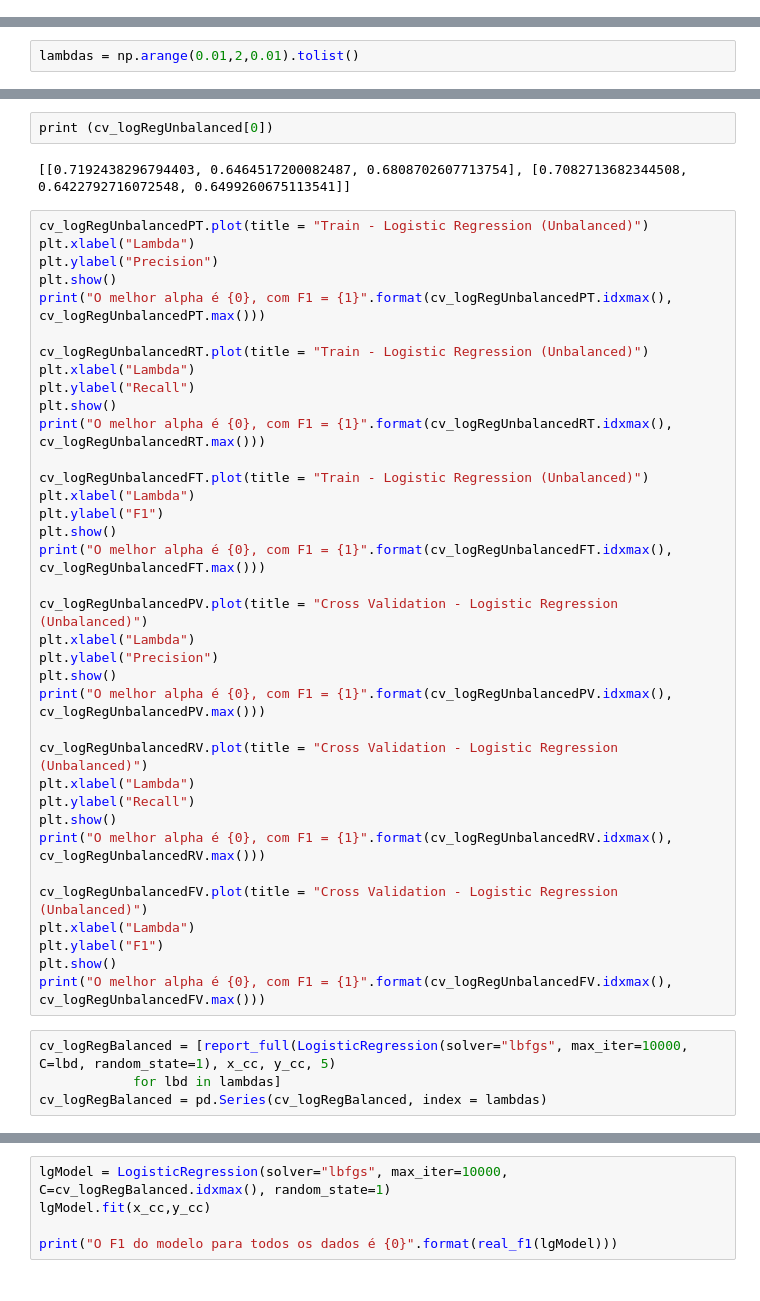
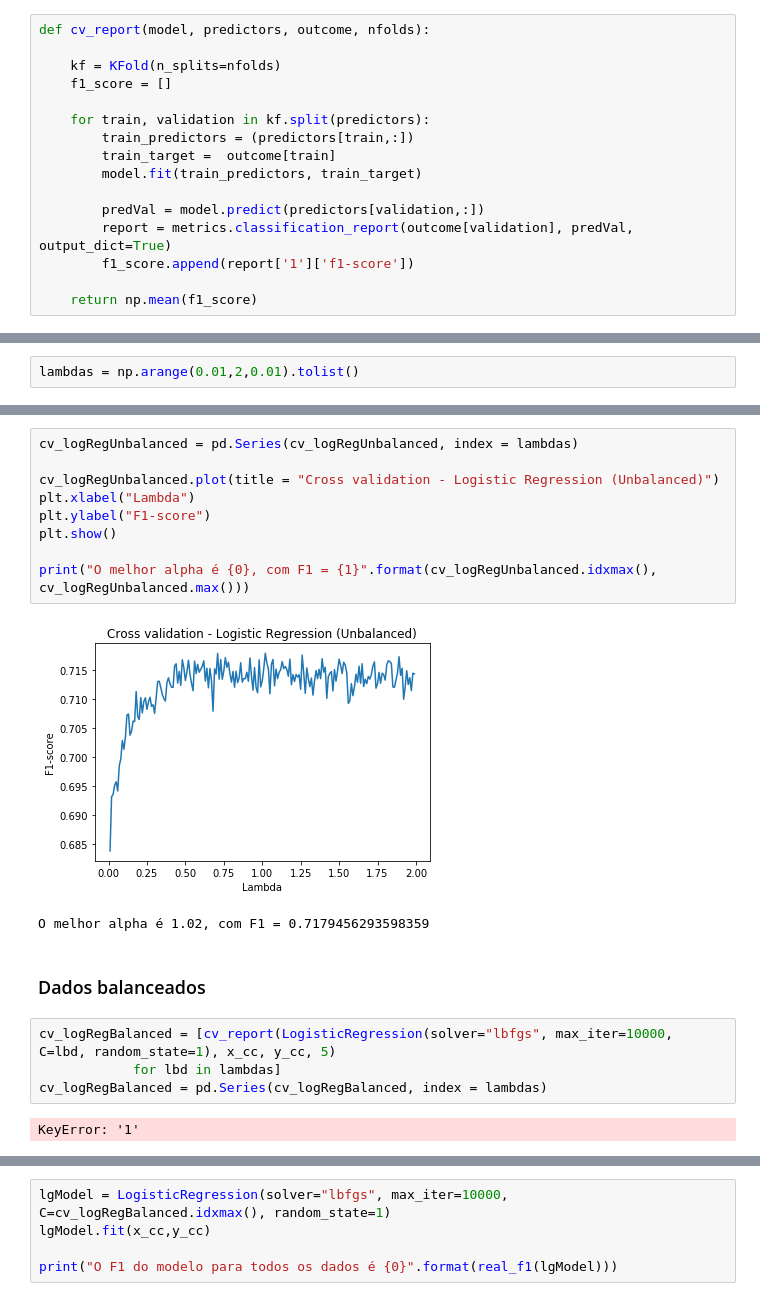
Before and after one commit to RenatoEly/aprendizagemDeMaquina, a Jupyter notebook: Ex4/previsao_deputados.ipynb, the cells around one changed output, grey strips where cells are left out. Saved outputs shown, nothing was run; the diff lists cells and outputs as text.

```diff
--- a/Ex4/previsao_deputados.ipynb
+++ b/Ex4/previsao_deputados.ipynb
@@ -115,3 +120,19 @@ def cv_report(model, predictors, outcome, nfolds):
+# %%
+def cv_report(model, predictors, outcome, nfolds):
+
+    kf = KFold(n_splits=nfolds)
+    f1_score = []
+
+    for train, validation in kf.split(predictors):
+        train_predictors = (predictors[train,:])
+        train_target =  outcome[train]
+        model.fit(train_predictors, train_target)
+
+        predVal = model.predict(predictors[validation,:])
+        report = metrics.classification_report(outcome[validation], predVal, output_dict=True)
+        f1_score.append(report['1']['f1-score'])
+
+    return np.mean(f1_score)
 # %% [markdown]
 Função que retorna o precision, recall e F1, no treino e na validação. Os calculos são referentes apenas à variável eleito.
 # %%
@@ -150,47 +162,23 @@ ValueError: Length of passed values is 0, index implies 199
-# %%
-print (cv_logRegUnbalanced[0])
-# %% [output]
-[[0.7192438296794403, 0.6464517200082487, 0.6808702607713754], [0.7082713682344508, 0.6422792716072548, 0.6499260675113541]]
-# %%
-cv_logRegUnbalancedPT.plot(title = "Train - Logistic Regression (Unbalanced)")
-plt.xlabel("Lambda")
-plt.ylabel("Precision")
-plt.show()
-print("O melhor alpha é {0}, com F1 = {1}".format(cv_logRegUnbalancedPT.idxmax(), cv_logRegUnbalancedPT.max()))
-
-cv_logRegUnbalancedRT.plot(title = "Train - Logistic Regression (Unbalanced)")
-plt.xlabel("Lambda")
-plt.ylabel("Recall")
-plt.show()
-print("O melhor alpha é {0}, com F1 = {1}".format(cv_logRegUnbalancedRT.idxmax(), cv_logRegUnbalancedRT.max()))
-
-cv_logRegUnbalancedFT.plot(title = "Train - Logistic Regression (Unbalanced)")
-plt.xlabel("Lambda")
-plt.ylabel("F1")
-plt.show()
-print("O melhor alpha é {0}, com F1 = {1}".format(cv_logRegUnbalancedFT.idxmax(), cv_logRegUnbalancedFT.max()))
-
-cv_logRegUnbalancedPV.plot(title = "Cross Validation - Logistic Regression (Unbalanced)")
-plt.xlabel("Lambda")
-plt.ylabel("Precision")
-plt.show()
-print("O melhor alpha é {0}, com F1 = {1}".format(cv_logRegUnbalancedPV.idxmax(), cv_logRegUnbalancedPV.max()))
-
-cv_logRegUnbalancedRV.plot(title = "Cross Validation - Logistic Regression (Unbalanced)")
-plt.xlabel("Lambda")
-plt.ylabel("Recall")
-plt.show()
-print("O melhor alpha é {0}, com F1 = {1}".format(cv_logRegUnbalancedRV.idxmax(), cv_logRegUnbalancedRV.max()))
-
-cv_logRegUnbalancedFV.plot(title = "Cross Validation - Logistic Regression (Unbalanced)")
-plt.xlabel("Lambda")
-plt.ylabel("F1")
-plt.show()
-print("O melhor alpha é {0}, com F1 = {1}".format(cv_logRegUnbalancedFV.idxmax(), cv_logRegUnbalancedFV.max()))
+# %%
+cv_logRegUnbalanced = pd.Series(cv_logRegUnbalanced, index = lambdas)
+
+cv_logRegUnbalanced.plot(title = "Cross validation - Logistic Regression (Unbalanced)")
+plt.xlabel("Lambda")
+plt.ylabel("F1-score")
+plt.show()
+
+print("O melhor alpha é {0}, com F1 = {1}".format(cv_logRegUnbalanced.idxmax(), cv_logRegUnbalanced.max()))
+# %% [output]
+[figure, added]
+O melhor alpha é 1.02, com F1 = 0.7179456293598359
+# %% [markdown]
+### Dados balanceados
 # %%
-cv_logRegBalanced = [report_full(LogisticRegression(solver="lbfgs", max_iter=10000, C=lbd, random_state=1), x_cc, y_cc, 5)
+cv_logRegBalanced = [cv_report(LogisticRegression(solver="lbfgs", max_iter=10000, C=lbd, random_state=1), x_cc, y_cc, 5)
             for lbd in lambdas]
 cv_logRegBalanced = pd.Series(cv_logRegBalanced, index = lambdas)
+# %% [output]
+KeyError: '1'
 # %%
 cv_logRegBalanced.plot(title = "Cross validation - Logistic Regression (Balanced)")
 plt.xlabel("Lambda")
```
Also changed, not shown: parts of 20 cells of this notebook, 1 other file.
